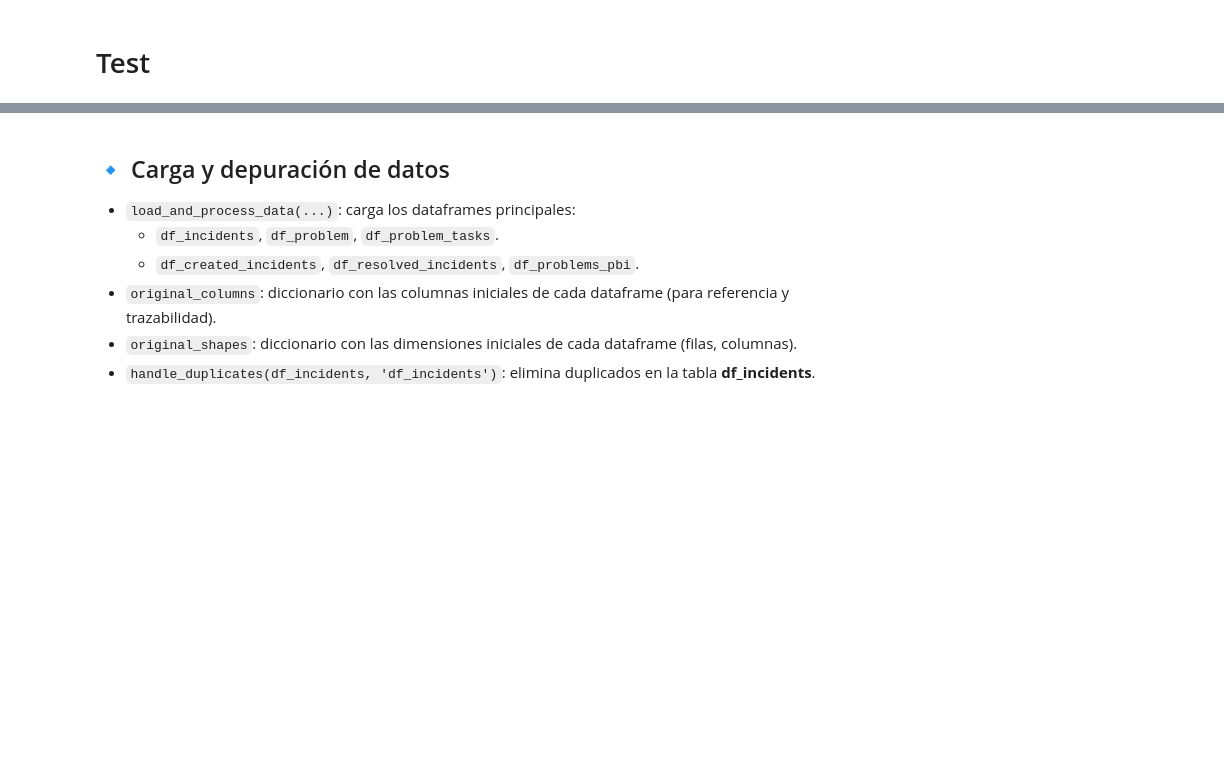
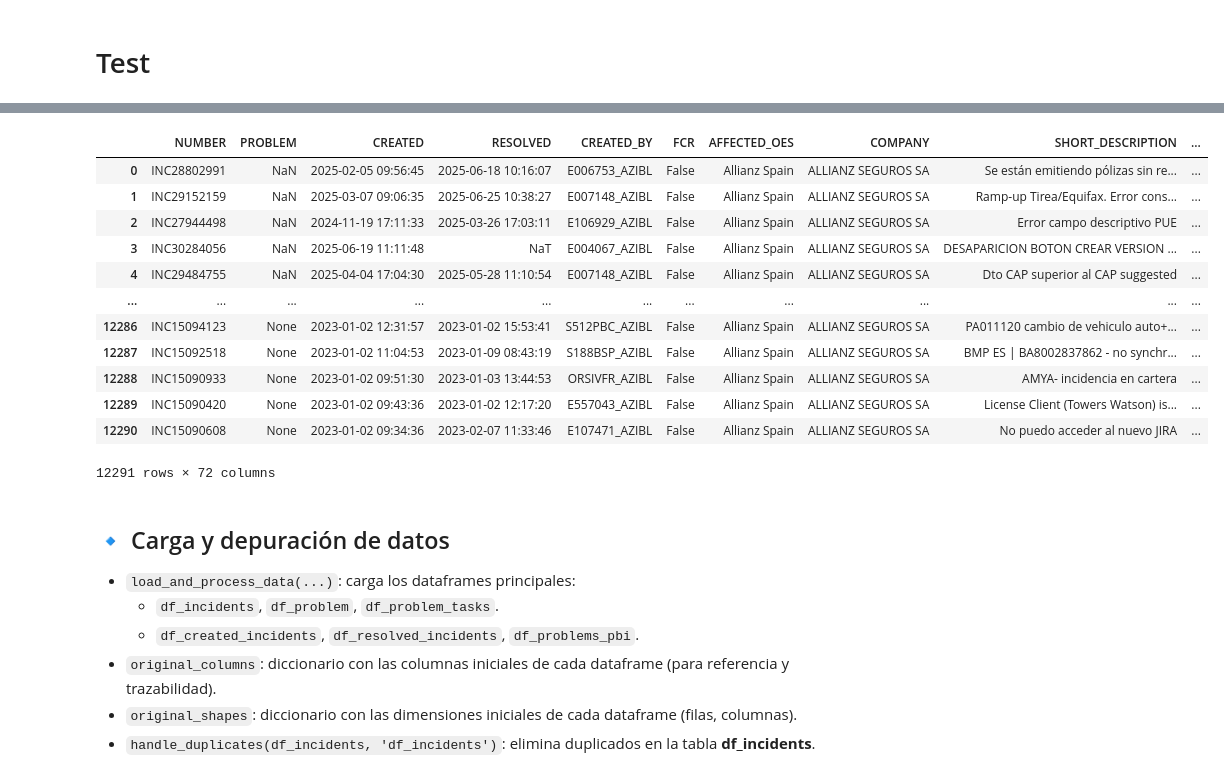
Before and after one commit to RAADZO/PruebasGIT, a Jupyter notebook: INCIDENTS.ipynb, the cells around one changed output, grey strips where cells are left out. Drawn from its saved outputs; the diff is of its cells as text; code cells hidden in the pictures; blank space fills up the shorter version.

```diff
--- a/INCIDENTS.ipynb
+++ b/INCIDENTS.ipynb
@@ -178,3 +316,28 @@ print(df_incidents.shape)
+# %%
+df_incidents_grouped = (df
+                        .pipe(set_pct_completed)
+                        .pipe(process_incidents)
+                        .pipe(make_uniques,
+                              principal_col='NUMBER',
+                              link_to_column='PROBLEM'
+                              )
+                        )
+# %%
+df_incidents_grouped
+# %% [output]
+|  | NUMBER | PROBLEM | CREATED | RESOLVED | CREATED_BY | FCR | AFFECTED_OES | COMPANY | SHORT_DESCRIPTION | ... |
+| 0 | INC28802991 | NaN | 2025-02-05 09:56:45 | 2025-06-18 10:16:07 | E006753_AZIBL | False | Allianz Spain | ALLIANZ SEGUROS SA | Se están emitiendo pólizas sin re... | ... |
+| 1 | INC29152159 | NaN | 2025-03-07 09:06:35 | 2025-06-25 10:38:27 | E007148_AZIBL | False | Allianz Spain | ALLIANZ SEGUROS SA | Ramp-up Tirea/Equifax. Error cons... | ... |
+| 2 | INC27944498 | NaN | 2024-11-19 17:11:33 | 2025-03-26 17:03:11 | E106929_AZIBL | False | Allianz Spain | ALLIANZ SEGUROS SA | Error campo descriptivo PUE | ... |
+| 3 | INC30284056 | NaN | 2025-06-19 11:11:48 | NaT | E004067_AZIBL | False | Allianz Spain | ALLIANZ SEGUROS SA | DESAPARICION BOTON CREAR VERSION ... | ... |
+| 4 | INC29484755 | NaN | 2025-04-04 17:04:30 | 2025-05-28 11:10:54 | E007148_AZIBL | False | Allianz Spain | ALLIANZ SEGUROS SA | Dto CAP superior al CAP suggested | ... |
+| ... | ... | ... | ... | ... | ... | ... | ... | ... | ... | ... |
+| 12286 | INC15094123 | None | 2023-01-02 12:31:57 | 2023-01-02 15:53:41 | S512PBC_AZIBL | False | Allianz Spain | ALLIANZ SEGUROS SA | PA011120 cambio de vehiculo auto+... | ... |
+| 12287 | INC15092518 | None | 2023-01-02 11:04:53 | 2023-01-09 08:43:19 | S188BSP_AZIBL | False | Allianz Spain | ALLIANZ SEGUROS SA | BMP ES | BA8002837862 - no synchr... | ... |
+| 12288 | INC15090933 | None | 2023-01-02 09:51:30 | 2023-01-03 13:44:53 | ORSIVFR_AZIBL | False | Allianz Spain | ALLIANZ SEGUROS SA | AMYA- incidencia en cartera | ... |
+| 12289 | INC15090420 | None | 2023-01-02 09:43:36 | 2023-01-02 12:17:20 | E557043_AZIBL | False | Allianz Spain | ALLIANZ SEGUROS SA | License Client (Towers Watson) is... | ... |
+| 12290 | INC15090608 | None | 2023-01-02 09:34:36 | 2023-02-07 11:33:46 | E107471_AZIBL | False | Allianz Spain | ALLIANZ SEGUROS SA | No puedo acceder al nuevo JIRA | ... |
+12291 rows × 72 columns
 # %% [markdown]
 ## 🔹 Carga y depuración de datos
 
```
Also changed, not shown: parts of 11 cells of this notebook, 3 other files.
